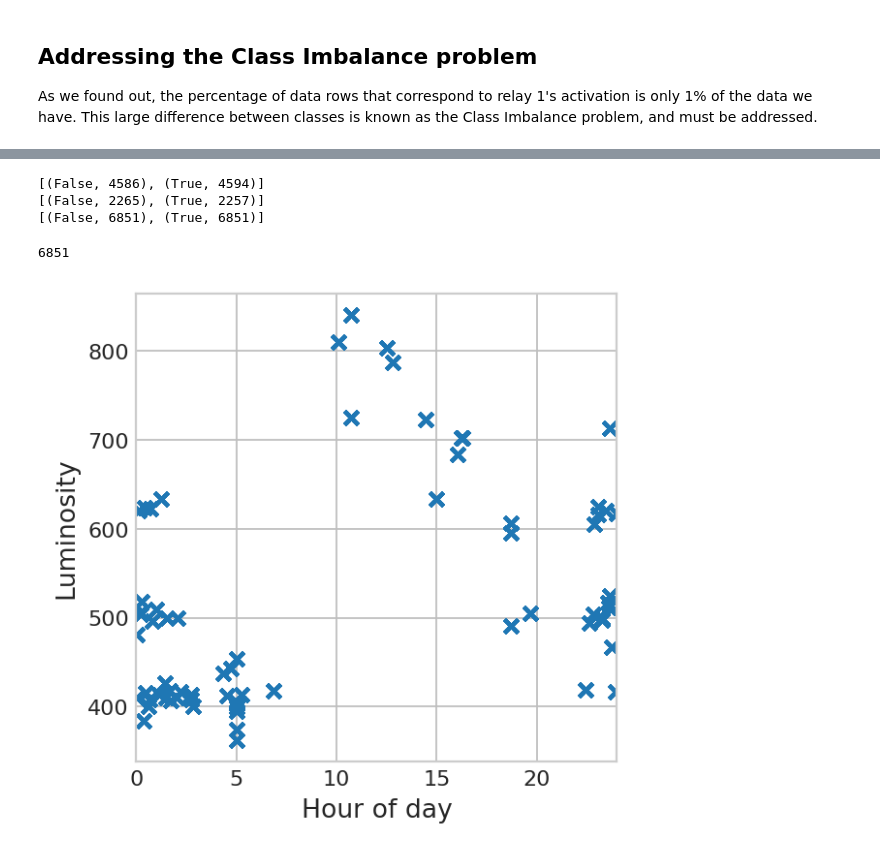
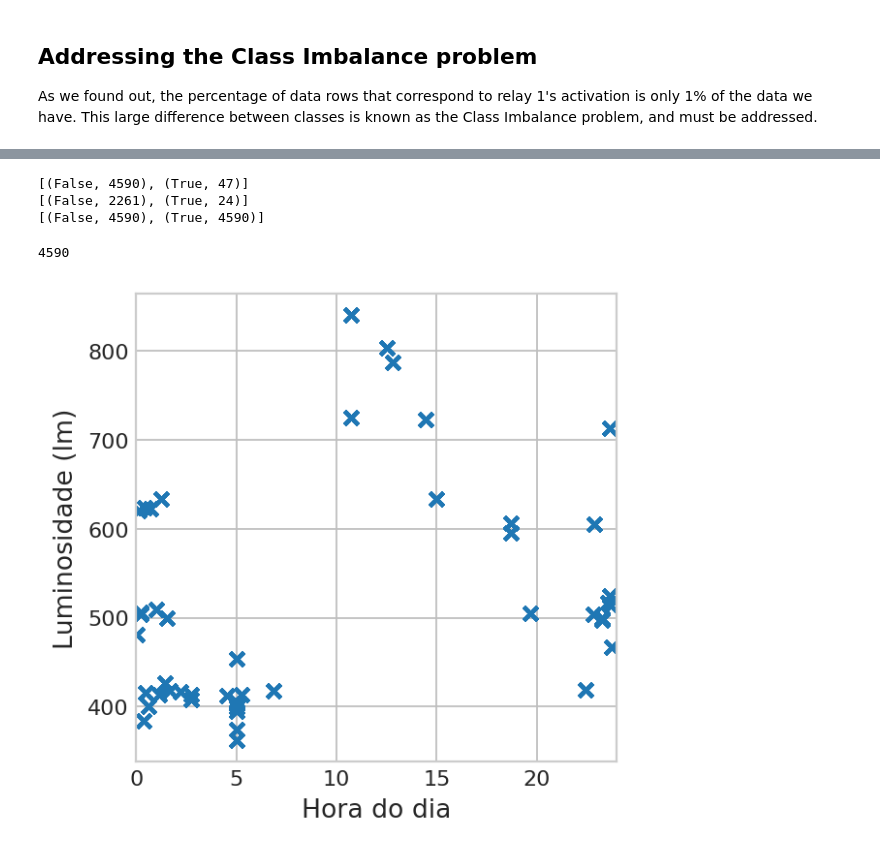
Before and after one commit to hedwig-project/ML-explorations, a Jupyter notebook: Organized Hallway Data Set.ipynb, the cells around one changed output, grey strips where cells are left out. Cells and saved outputs as stored; diff of their text form; code cells hidden in the pictures.

```diff
--- a/Organized Hallway Data Set.ipynb
+++ b/Organized Hallway Data Set.ipynb
@@ -277,44 +277,43 @@ print(sorted(Counter(activation_bool).items()))
 
 from imblearn.over_sampling import RandomOverSampler
 ros = RandomOverSampler(random_state=0)
-X_resampled, y_resampled = ros.fit_sample(features, activation_bool)
+X_train_resampled, y_train_resampled = ros.fit_sample(X_train, y_train)
 
-X_train, X_test, y_train, y_test = train_test_split(X_resampled, y_resampled, test_size=0.33)
 print(sorted(Counter(y_train).items()))
 print(sorted(Counter(y_test).items()))
-print(sorted(Counter(y_resampled).items()))
+print(sorted(Counter(y_train_resampled).items()))
 # %% [output]
-[(False, 4586), (True, 4594)]
-[(False, 2265), (True, 2257)]
-[(False, 6851), (True, 6851)]
+[(False, 4590), (True, 47)]
+[(False, 2261), (True, 24)]
+[(False, 4590), (True, 4590)]
 # %%
 features_turn_on = []
 
 index = 0
-for data in np.array(y_resampled):
+for data in np.array(y_train_resampled):
     if data:
-        features_turn_on.append(X_resampled[index])
+        features_turn_on.append(X_train_resampled[index])
     index += 1
 
 print(len(features_turn_on))
 # %% [output]
-6851
+4590
 # %%
 fig = plt.figure(figsize=(4,4))
 ax = fig.add_subplot(111)
 
 ax.set_xlim([0,24])
-ax.set_xlabel("Hour of day",fontsize=12)
-ax.set_ylabel("Luminosity",fontsize=12)
+ax.set_xlabel("Hora do dia",fontsize=12)
+ax.set_ylabel("Luminosidade (lm)",fontsize=12)
 ax.grid(True,linestyle='-',color='0.75')
 
 ax.scatter(np.array(features_turn_on)[:, 0]/3600,
            np.array(features_turn_on)[:, 1],
            marker = 'x');
 
 plt.show()
 # %% [output]
-[figure, old version]
+[figure, new version]
 # %%
 metrics = []
 
```
Also changed, not shown: parts of 21 cells of this notebook.
